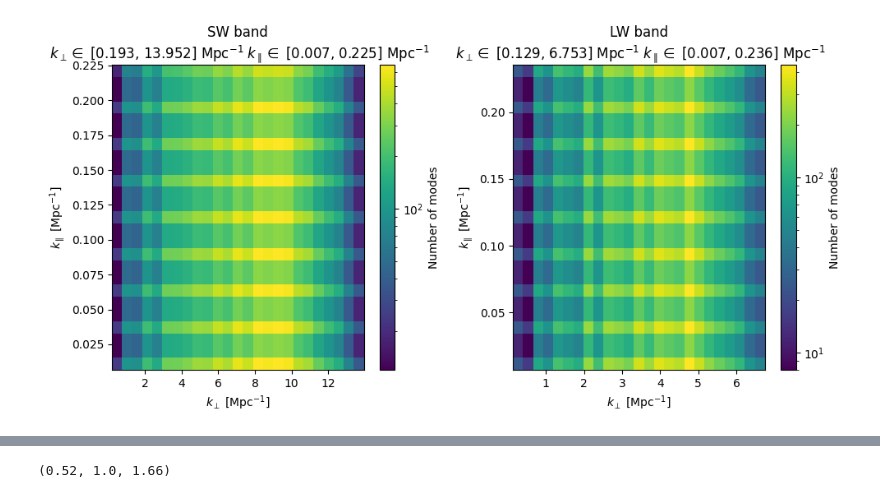
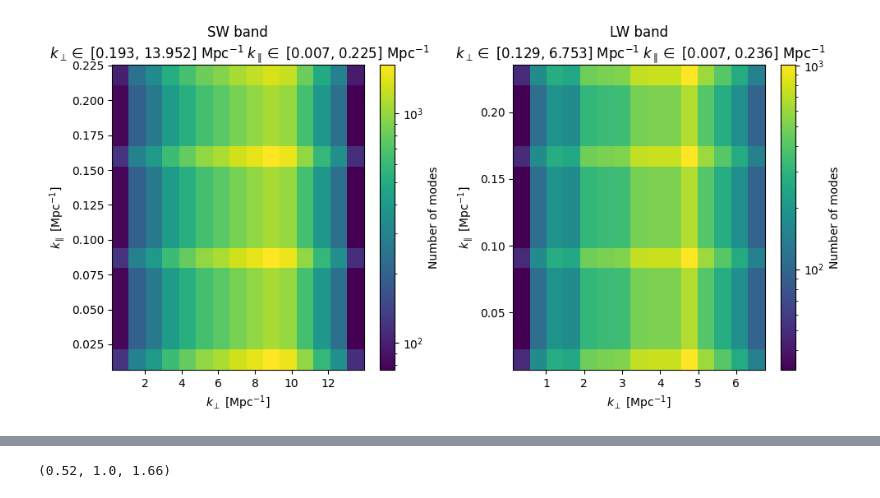
Before and after one commit to shubhagrawal30/crossLIM, a Jupyter notebook: modes/maxmin.ipynb, the cells around one changed output, grey strips where cells are left out. Cells and saved outputs as stored; diff of their text form; code cells hidden in the pictures.

```diff
--- a/modes/maxmin.ipynb
+++ b/modes/maxmin.ipynb
@@ -42,32 +42,32 @@ k_perp = [np.sqrt(kxyzs[0]**2 + kxyzs[1]**2) for kxyzs in k_xyz_modes]
 # %%
 # plot 2d histograms of k_para vs k_perp
 fig, ax = plt.subplots(1, 2, figsize=(10, 5))
 for i in range(2):
     # sanitize inf and nan values
     mask = np.logical_and(k_para[i] != 0, k_perp[i] != 0)
     # mask = True
     minperp = np.nanmin(k_perp[i][mask])
     minpara = np.nanmin(k_para[i][mask])
     maxperp = np.nanmax(k_perp[i][mask])
     maxpara = np.nanmax(k_para[i][mask])
     # k_perp[i][~np.isfinite(k_perp[i])] = 0
     # k_para[i][~np.isfinite(k_para[i])] = 0
 
     # minperp, maxperp = .999, 1
     # minpara, maxpara = 0, .1
 
-    h = ax[i].hist2d(k_perp[i].flatten(), k_para[i].flatten(), bins=25, norm=plt.cm.colors.LogNorm(),
+    h = ax[i].hist2d(k_perp[i].flatten(), k_para[i].flatten(), bins=15, norm=plt.cm.colors.LogNorm(),
                     range=[[minperp, maxperp], [minpara, maxpara]], cmap='viridis')
     ax[i].set_title(f'{bands[i]} band\n' r"$\; k_{\perp} \in$" f' [{minperp:.3f}, {maxperp:.3f}] Mpc$^{{-1}}$' +
                     r"$\; k_{\parallel} \in$" f' [{minpara:.3f}, {maxpara:.3f}] Mpc$^{{-1}}$')
     ax[i].set_xlabel(r'$k_{\perp}$ [Mpc$^{-1}$]')
     ax[i].set_ylabel(r'$k_{\parallel}$ [Mpc$^{-1}$]')
     # ax[i].set_xscale('log')
     # ax[i].set_yscale('log')
     ax[i].set_xlim(minperp, maxperp)
     ax[i].set_ylim(minpara, maxpara)
     fig.colorbar(h[3], ax=ax[i], label='Number of modes')
 plt.tight_layout()
-plt.savefig('temp.png', dpi=300)
+# plt.savefig('temp.png', dpi=300)
 # %% [output]
-[figure, old version]
+[figure, new version]
```
Also changed, not shown: parts of 3 cells of this notebook, 1 other file.
